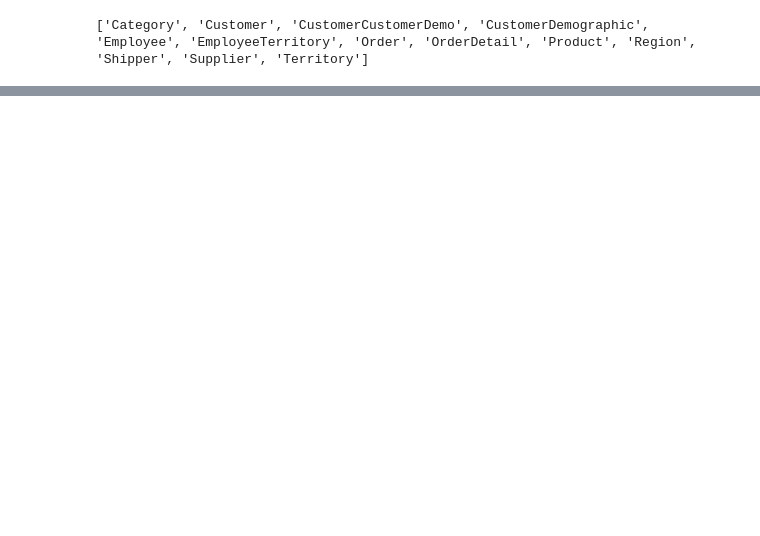
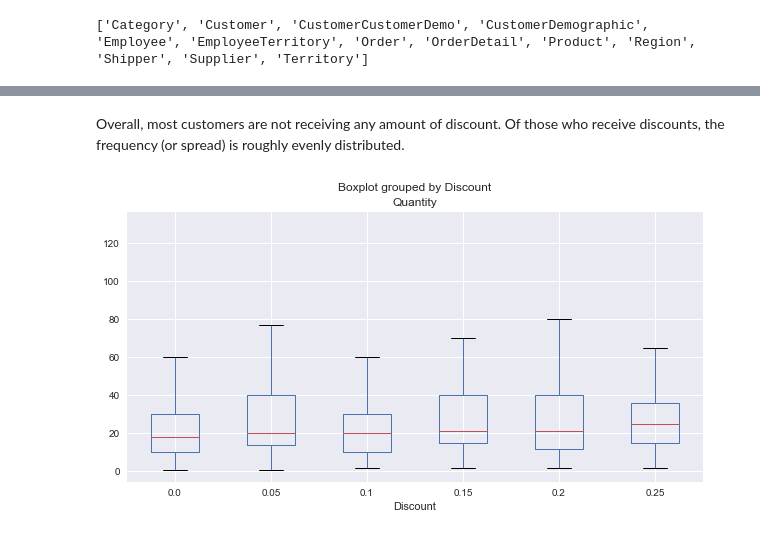
Before and after one commit to Princess-1/ds-3-project, a Jupyter notebook: Module 3 Final Project.ipynb, the cells around one changed output, grey strips where cells are left out. Saved outputs shown, nothing was run; the diff lists cells and outputs as text; code cells hidden in the pictures; blank space fills up the shorter version.

```diff
--- a/Module 3 Final Project.ipynb
+++ b/Module 3 Final Project.ipynb
@@ -71,0 +126,6 @@ df1.head()
+# %% [markdown]
+Overall, most customers are not receiving any amount of discount. Of those who receive discounts, the frequency (or spread) is roughly evenly distributed.
+# %%
+df1_test.boxplot('Quantity', by='Discount', figsize=(10, 5));
+# %% [output]
+[figure, added]
```
Also changed, not shown: parts of 37 cells of this notebook, 3 other files.
